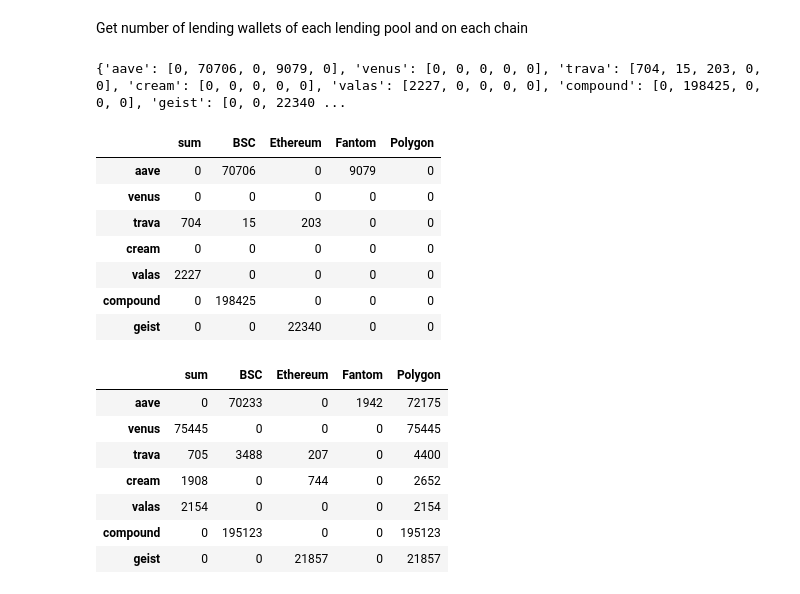
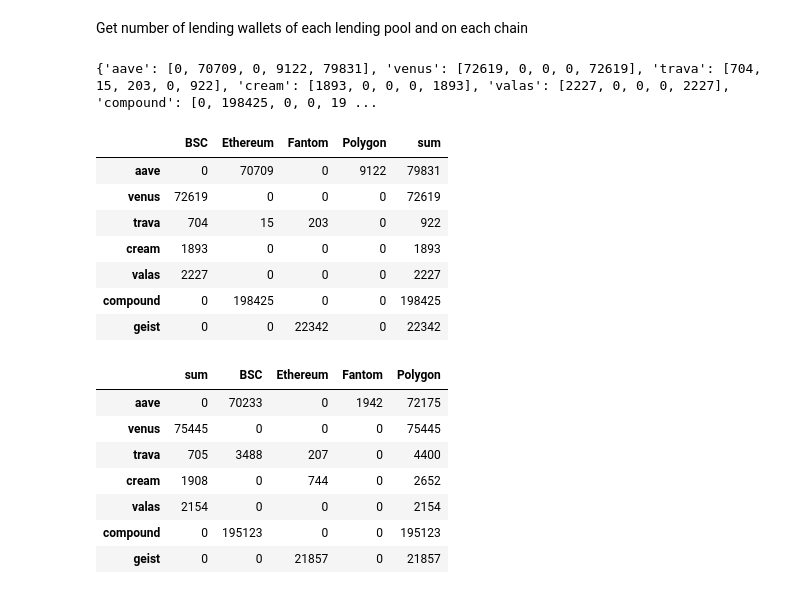
Before and after one commit to trixt63/ReportCommunityDetection, a Jupyter notebook: report.ipynb, the cells around one changed output. Saved outputs shown, nothing was run; the diff lists cells and outputs as text; code cells hidden in the pictures.

```diff
--- a/report.ipynb
+++ b/report.ipynb
@@ -30,31 +30,32 @@ Get number of lending wallets of each lending pool and on each chain
 # %%
 data = {}
 columns = []
 
 for lending in lending_pools_0:
     data[lending] = []
 
     for chain_id in chain_ids:
         c = mongodb.count_wallets_each_chain('lendingPools', lending, chain_id)
         data[lending].append(c)
-    _filter_1 = {f"lendingpools.{lending}": {"$exists": True}}
+    _filter_1 = {f"lendingPools.{lending}": {"$exists": True}}
+    sum = mongodb.count_wallets(_filter_1)
     data[lending].append(sum)
 
 columns=deepcopy(chain_names)
-columns.insert(0, 'sum')
+columns.append('sum')
 print(data)
 df = pd.DataFrame.from_dict(data, orient='index', columns=columns)
 df
 # %% [output]
-{'aave': [0, 70706, 0, 9079, 0], 'venus': [0, 0, 0, 0, 0], 'trava': [704, 15, 203, 0, 0], 'cream': [0, 0, 0, 0, 0], 'valas': [2227, 0, 0, 0, 0], 'compound': [0, 198425, 0, 0, 0], 'geist': [0, 0, 22340 ...
+{'aave': [0, 70709, 0, 9122, 79831], 'venus': [72619, 0, 0, 0, 72619], 'trava': [704, 15, 203, 0, 922], 'cream': [1893, 0, 0, 0, 1893], 'valas': [2227, 0, 0, 0, 2227], 'compound': [0, 198425, 0, 0, 19 ...
-|  | sum | BSC | Ethereum | Fantom | Polygon |
-| aave | 0 | 70706 | 0 | 9079 | 0 |
-| venus | 0 | 0 | 0 | 0 | 0 |
-| trava | 704 | 15 | 203 | 0 | 0 |
-| cream | 0 | 0 | 0 | 0 | 0 |
-| valas | 2227 | 0 | 0 | 0 | 0 |
-| compound | 0 | 198425 | 0 | 0 | 0 |
-| geist | 0 | 0 | 22340 | 0 | 0 |
+|  | BSC | Ethereum | Fantom | Polygon | sum |
+| aave | 0 | 70709 | 0 | 9122 | 79831 |
+| venus | 72619 | 0 | 0 | 0 | 72619 |
+| trava | 704 | 15 | 203 | 0 | 922 |
+| cream | 1893 | 0 | 0 | 0 | 1893 |
+| valas | 2227 | 0 | 0 | 0 | 2227 |
+| compound | 0 | 198425 | 0 | 0 | 198425 |
+| geist | 0 | 0 | 22342 | 0 | 22342 |
 # %%
 df.head(10)
 # %% [output]
```
Also changed, not shown: 6 other files.
